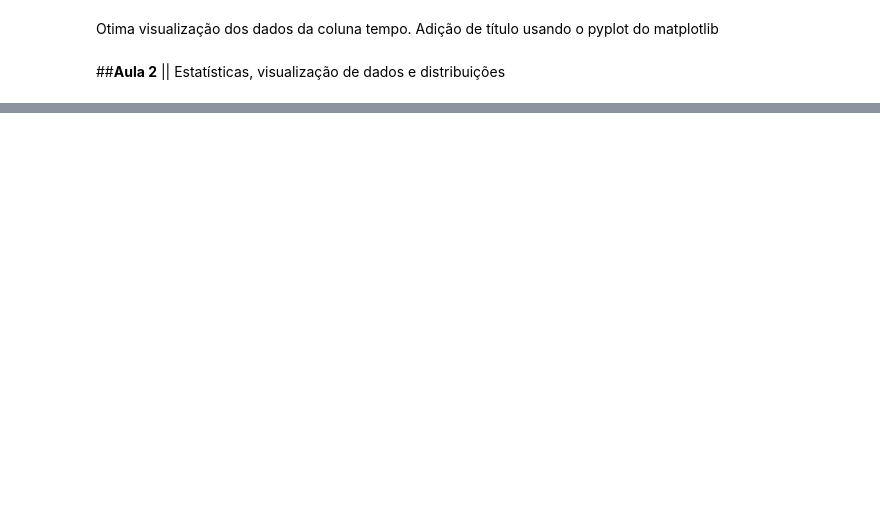
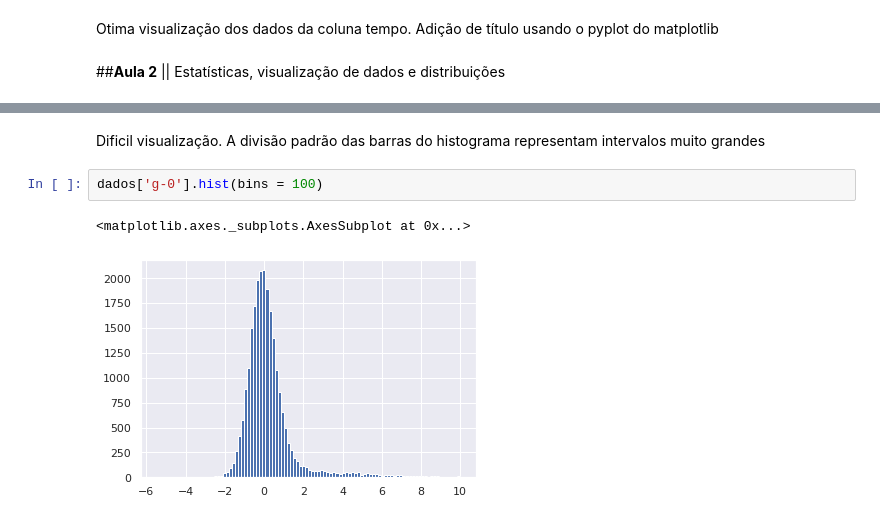
Before and after one commit to deboraa-gs/imersaodados3, a Jupyter notebook: Imersão_dados_Alura_Débora.ipynb, the cells around one changed output, grey strips where cells are left out. Cells and saved outputs as stored; diff of their text form; blank space fills up the shorter version.

```diff
--- a/Imersão_dados_Alura_Débora.ipynb
+++ b/Imersão_dados_Alura_Débora.ipynb
@@ -267,0 +434,7 @@ Otima visualização dos dados da coluna tempo. Adição de título usando o pyp
+# %% [markdown]
+Dificil visualização. A divisão padrão das barras do histograma representam intervalos muito grandes
+# %%
+dados['g-0'].hist(bins = 100)
+# %% [output]
+<matplotlib.axes._subplots.AxesSubplot at 0x...>
+[figure, added]
```
Also changed, not shown: parts of 52 cells of this notebook.
